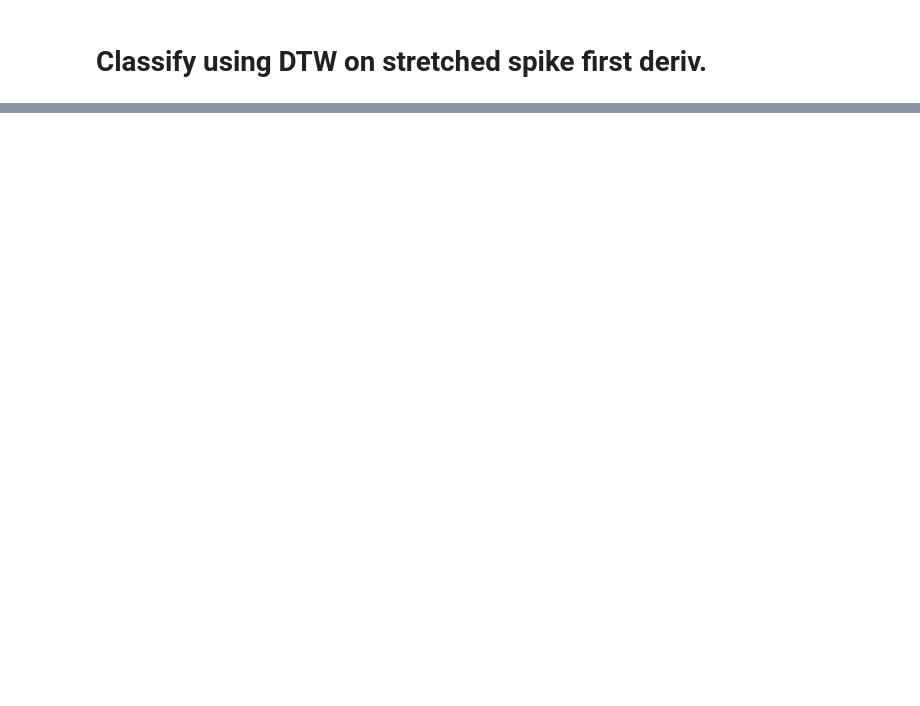
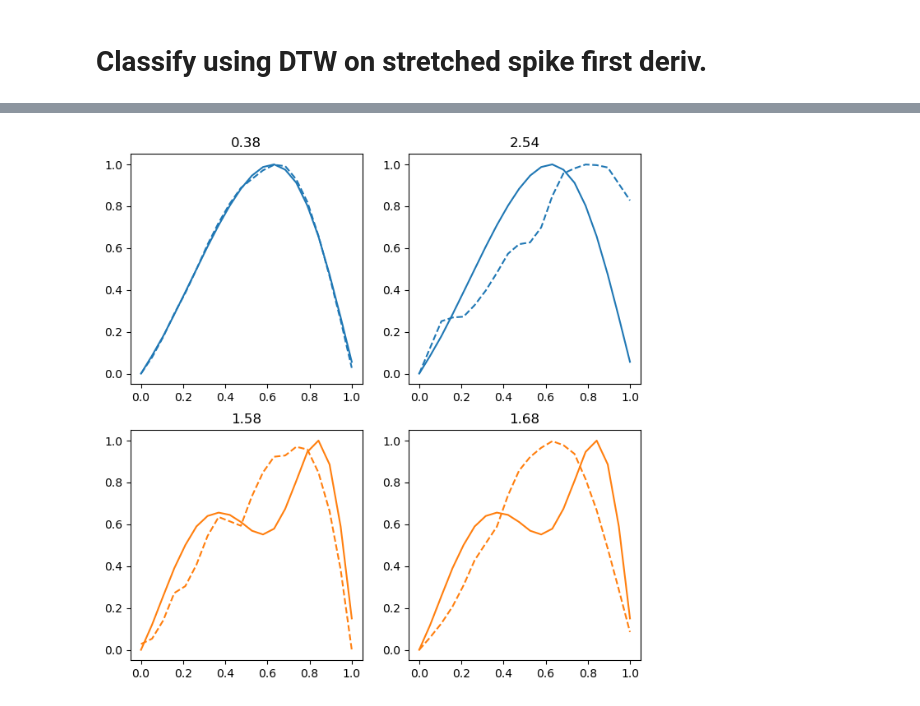
Before and after one commit to sborde/raap, a Jupyter notebook: dtw_classifier/Classify using DTW on stretched spike first deriv.ipynb, the cells around one changed output, grey strips where cells are left out. Cells and saved outputs as stored; diff of their text form; code cells hidden in the pictures; blank space fills up the shorter version.

```diff
--- a/dtw_classifier/Classify using DTW on stretched spike first deriv.ipynb
+++ b/dtw_classifier/Classify using DTW on stretched spike first deriv.ipynb
@@ -182,6 +209,41 @@ mean_dist_df['pref'] = (
 ) / (
     mean_dist_df['AISAP'] + mean_dist_df['RAAP']
 )
+# %%
+closest_ais_self = mean_dist_df[mean_dist_df['Label'] == 0]['AISAP'].argmin()
+farthest_ais_self = mean_dist_df[mean_dist_df['Label'] == 0]['AISAP'].argmax()
+closest_ra_self = mean_dist_df[mean_dist_df['Label'] == 1]['AISAP'].argmin()
+farthest_ra_self = mean_dist_df[mean_dist_df['Label'] == 1]['AISAP'].argmax()
+# %%
+fig, axes = plt.subplots(2, 2, figsize=(8, 8))
+colors = {
+    'AISAP': 'C0',
+    'RAAP': 'C1'
+}
+close_indices = [
+    [closest_ais_self, farthest_ais_self],
+    [closest_ra_self, farthest_ra_self]
+]
+for i, (spike_type, group_curve, members) in enumerate(zip(['AISAP', 'RAAP'], group_mean_curves, close_indices)):
+    for j, idx in enumerate(members):
+        axes[i, j].plot(
+            group_curve.times,
+            group_curve.dv,
+            color=colors[spike_type]
+        )
+        axes[i, j].plot(
+            derivs[idx].times,
+            derivs[idx].dv,
+            '--',
+            color=colors[spike_type]
+        )
+        axes[i, j].set_title(
+            f'{mean_dist_df.iloc[idx][spike_type]:.2f}'
+        )
+
+plt.show()
+# %% [output]
+[figure, added]
 # %%
 import seaborn as sns
 fig, ax = plt.subplots(figsize=(6, 6))
```
Also changed, not shown: parts of 6 cells of this notebook.
